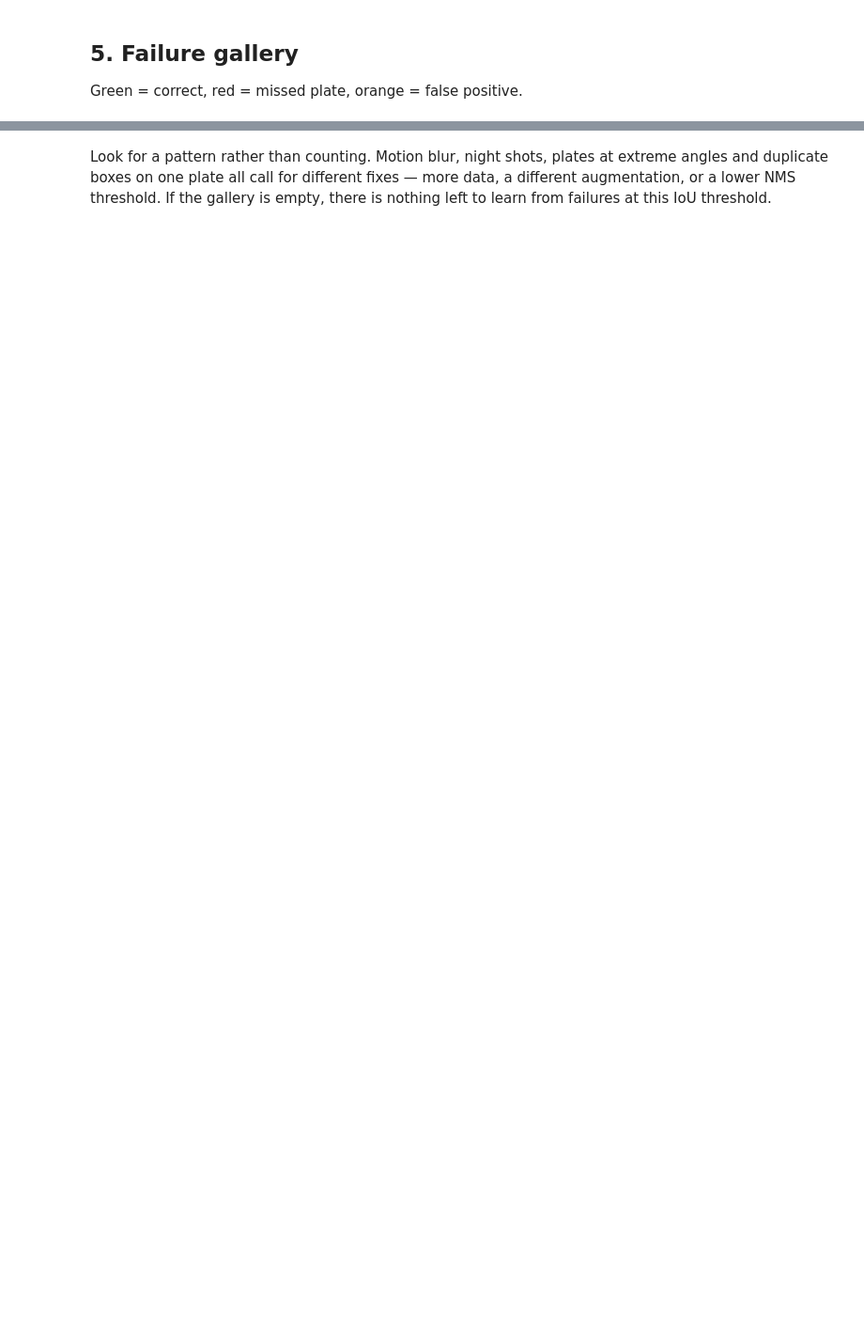
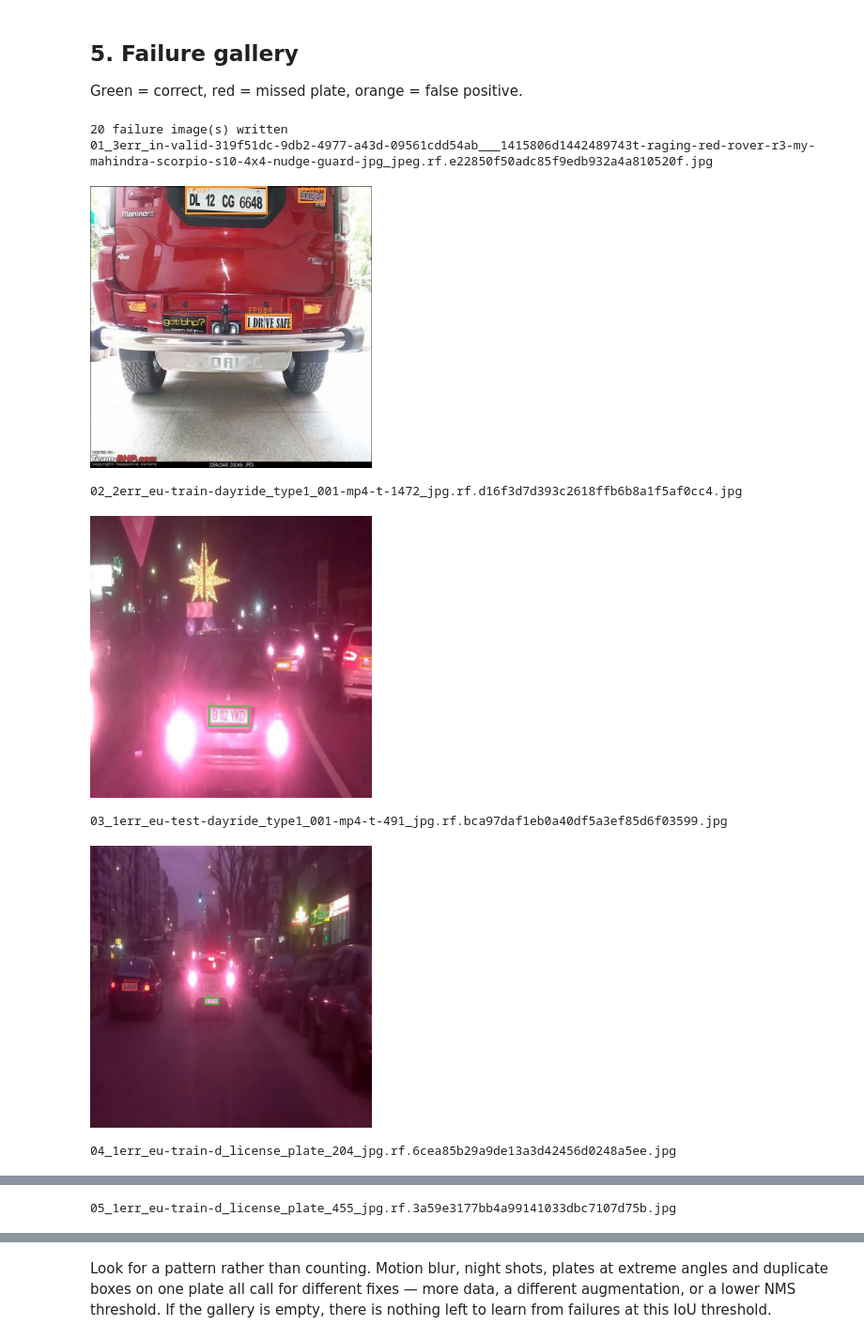
Before and after one commit to Dp110208/traffic, a Jupyter notebook: notebooks/03_evaluate_detector.ipynb, the cells around one changed output, grey strips where cells are left out. Shown at 94% size. Saved outputs shown, nothing was run; the diff lists cells and outputs as text; code cells hidden in the pictures; blank space fills up the shorter version.

```diff
--- a/notebooks/03_evaluate_detector.ipynb
+++ b/notebooks/03_evaluate_detector.ipynb
@@ -126,14 +205,23 @@ Green = correct, red = missed plate, orange = false positive.
 # %%
 from IPython.display import Image as ShowImage
 from IPython.display import display
 
 from alpr.evaluate import render_failure_gallery
 
 written = render_failure_gallery(
     report, test_records, predictions, RAW, "outputs/failures", limit=20
 )
 print(f"{len(written)} failure image(s) written")
 
 for path in written[:8]:
     print(path.name)
-    display(ShowImage(filename=str(path), width=700))
+    display(ShowImage(filename=str(path), width=300))
+# %% [output]
+20 failure image(s) written
+01_3err_in-valid-319f51dc-9db2-4977-a43d-09561cdd54ab___1415806d1442489743t-raging-red-rover-r3-my-mahindra-scorpio-s10-4x4-nudge-guard-jpg_jpeg.rf.e22850f50adc85f9edb932a4a810520f.jpg
+[figure, added]
+02_2err_eu-train-dayride_type1_001-mp4-t-1472_jpg.rf.d16f3d7d393c2618ffb6b8a1f5af0cc4.jpg
+[figure, added]
+03_1err_eu-test-dayride_type1_001-mp4-t-491_jpg.rf.bca97daf1eb0a40df5a3ef85d6f03599.jpg
+[figure, added]
+04_1err_eu-train-d_license_plate_204_jpg.rf.6cea85b29a9de13a3d42456d0248a5ee.jpg
@@ -139,0 +229 @@ for path in written[:8]:
+05_1err_eu-train-d_license_plate_455_jpg.rf.3a59e3177bb4a99141033dbc7107d75b.jpg
```
Also changed, not shown: parts of 8 cells of this notebook.
